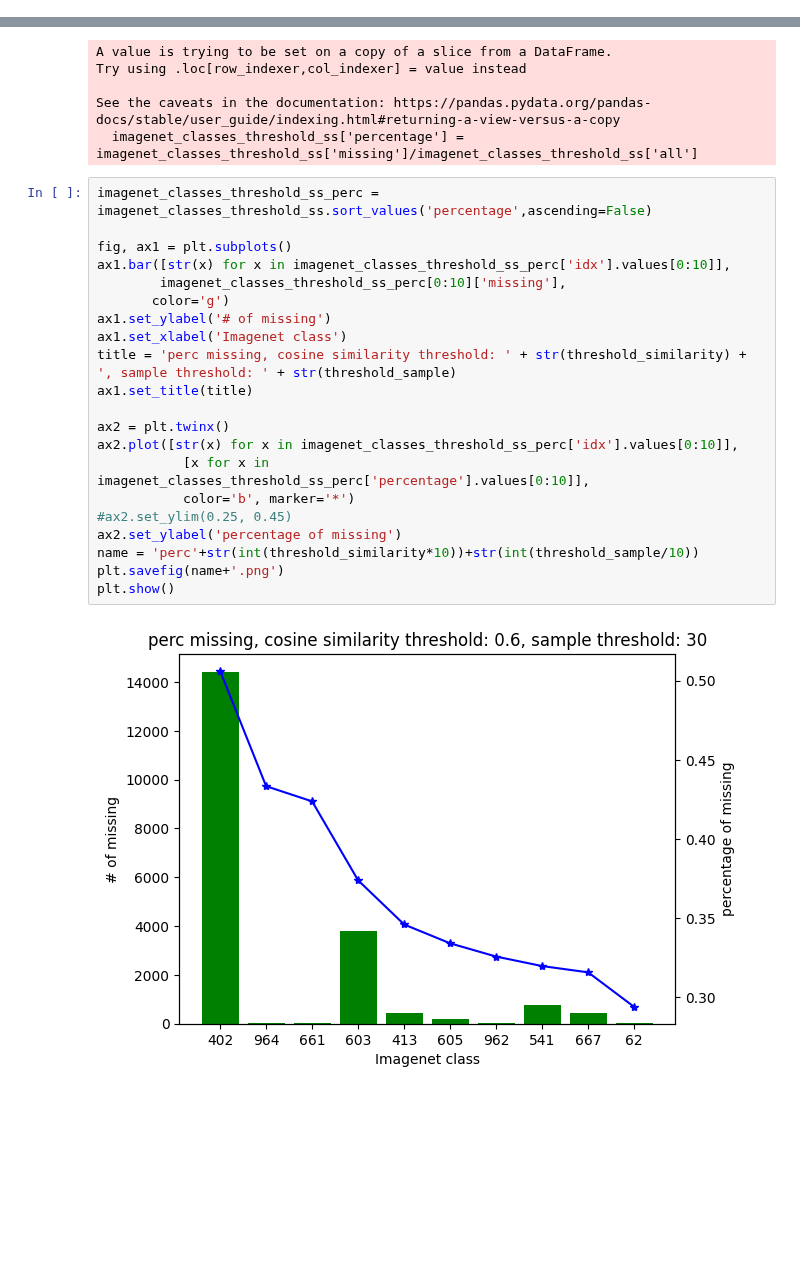
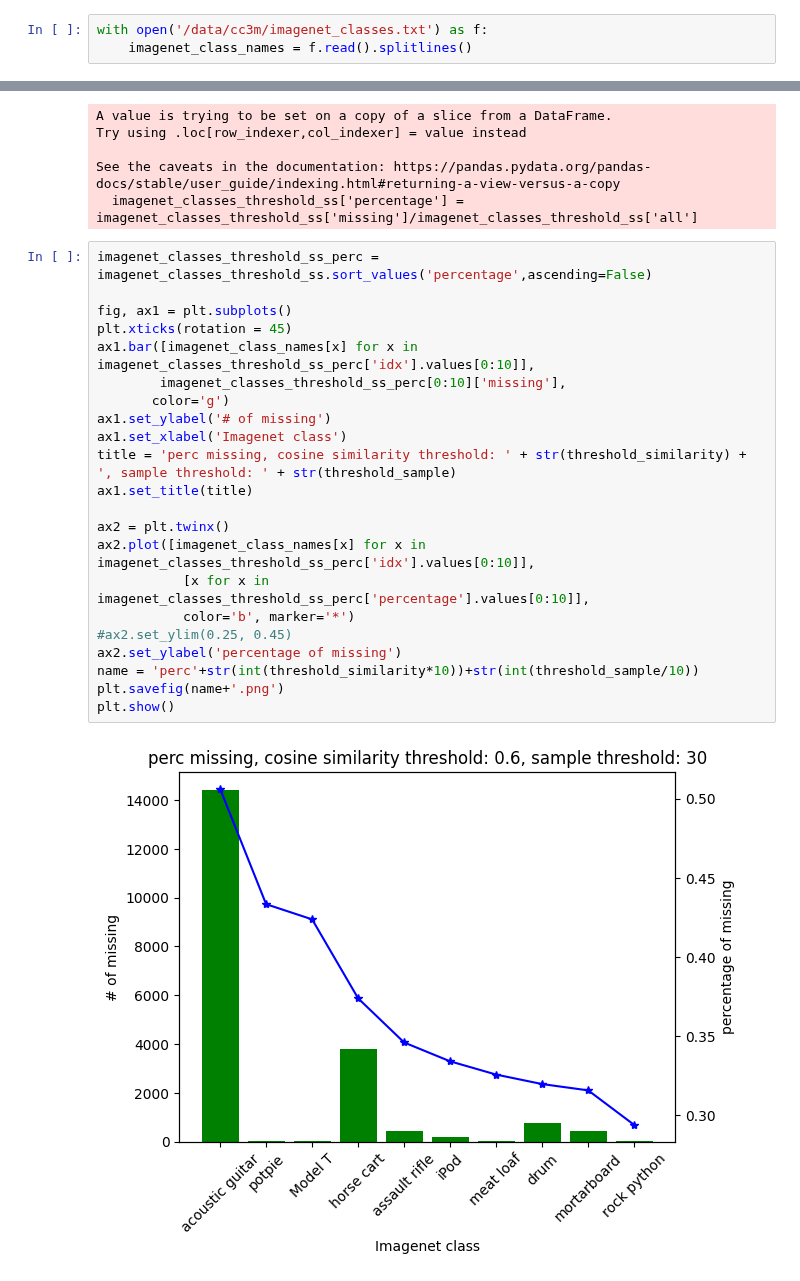
Before and after one commit to ethz-spylab/data-decay, a Jupyter notebook: missing_per_plots.ipynb, the cells around one changed output, grey strips where cells are left out. Saved outputs shown, nothing was run; the diff lists cells and outputs as text; blank space fills up the shorter version.

Commit message:
Add files via upload
Updated to include imagenet labels

```diff
--- a/missing_per_plots.ipynb
+++ b/missing_per_plots.ipynb
@@ -9,6 +9,9 @@ import clip
 import torch
 import time
 from tqdm import tqdm
+# %%
+with open('/data/cc3m/imagenet_classes.txt') as f:
+    imagenet_class_names = f.read().splitlines()
 # %%
 idx23_0 = pickle.load(open("/data/cc3m_embed/embed_cc3m_2023/order0.p","rb"))
 idx23_1 = pickle.load(open("/data/cc3m_embed/embed_cc3m_2023/order1.p","rb"))
@@ -57,26 +60,27 @@ See the caveats in the documentation: https://pandas.pydata.org/pandas-docs/stab
 # %%
 imagenet_classes_threshold_ss_perc = imagenet_classes_threshold_ss.sort_values('percentage',ascending=False)
 
 fig, ax1 = plt.subplots()
-ax1.bar([str(x) for x in imagenet_classes_threshold_ss_perc['idx'].values[0:10]],
+plt.xticks(rotation = 45)
+ax1.bar([imagenet_class_names[x] for x in imagenet_classes_threshold_ss_perc['idx'].values[0:10]],
         imagenet_classes_threshold_ss_perc[0:10]['missing'],
        color='g')
 ax1.set_ylabel('# of missing')
 ax1.set_xlabel('Imagenet class')
 title = 'perc missing, cosine similarity threshold: ' + str(threshold_similarity) + ', sample threshold: ' + str(threshold_sample)
 ax1.set_title(title)
 
 ax2 = plt.twinx()
-ax2.plot([str(x) for x in imagenet_classes_threshold_ss_perc['idx'].values[0:10]],
+ax2.plot([imagenet_class_names[x] for x in imagenet_classes_threshold_ss_perc['idx'].values[0:10]],
            [x for x in imagenet_classes_threshold_ss_perc['percentage'].values[0:10]],
            color='b', marker='*')
 #ax2.set_ylim(0.25, 0.45)
 ax2.set_ylabel('percentage of missing')
 name = 'perc'+str(int(threshold_similarity*10))+str(int(threshold_sample/10))
 plt.savefig(name+'.png')
 plt.show()
 # %% [output]
-[figure, old version]
+[figure, new version]
 # %%
 imagenet_classes_threshold_ss_miss = imagenet_classes_threshold_ss.sort_values('missing',ascending=False)
 
```
Also changed, not shown: parts of 1 cell of this notebook.
